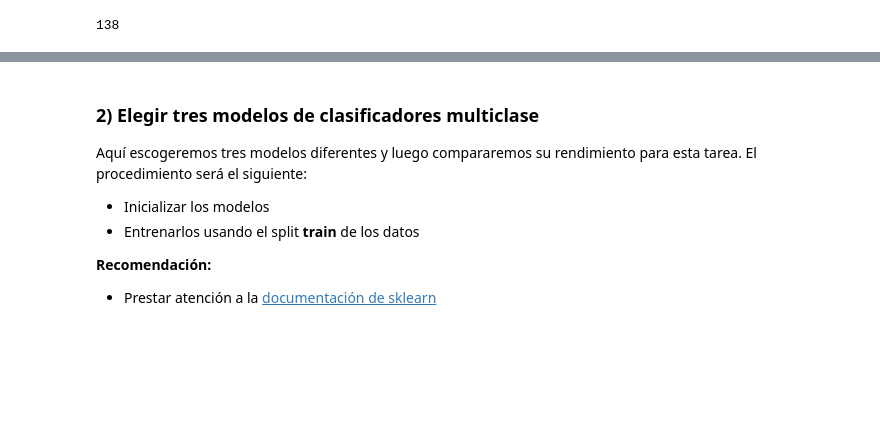
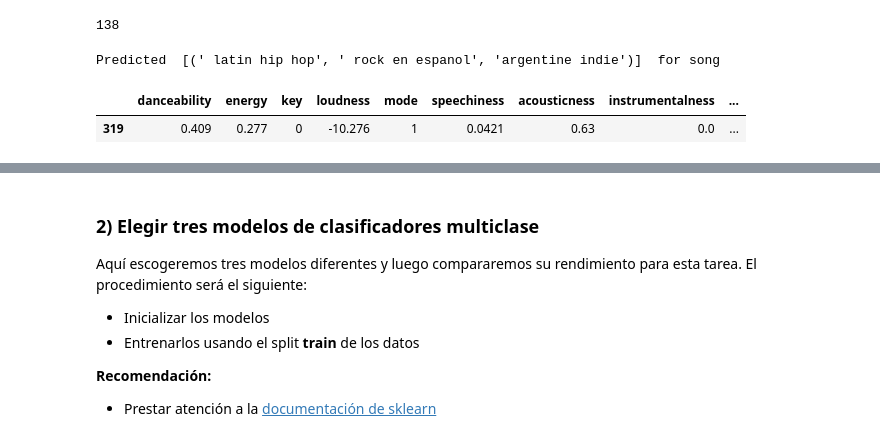
Before and after one commit to karen-pal/mentoria-canciones-DiploDatos, a Jupyter notebook: balancing_practico_3.ipynb, the cells around one changed output, grey strips where cells are left out. Drawn from its saved outputs; the diff is of its cells as text; code cells hidden in the pictures; blank space fills up the shorter version.

```diff
--- a/balancing_practico_3.ipynb
+++ b/balancing_practico_3.ipynb
@@ -677,8 +677,9 @@ array([[ 0,  0,  0,  0,  0,  0,  0,  0,  0,  0,  0,  0,  0,  0,  0,  0,
 XX,YY = get_df_for_training(songs_base)
 #without encoding Y
 from sklearn.preprocessing import MultiLabelBinarizer
-Y = MultiLabelBinarizer().fit_transform(YY)
-X_train, X_test, y_train, y_test = model_selection.train_test_split(XX, Y, test_size=0.3, random_state=42)
+Y = MultiLabelBinarizer()
+a = Y.fit_transform(YY)
+X_train, X_test, y_train, y_test = model_selection.train_test_split(XX, a, test_size=0.4, random_state=42)
 # %%
 parameters = {'estimator_loss':('hinge','log','perceptron'),
              'estimator_alpha':(0.1,0.001,0.00001,0.000001),
@@ -690,7 +691,7 @@ classifier = OneVsRestClassifier(
                 SGDClassifier(
                     random_state=0,
                     loss='perceptron',
-                    alpha=0.00000001,
+                    alpha=0.00001,
                     penalty='l2'
                 )
             ).fit(X_train,y_train)
@@ -721,3 +722,11 @@ Accuracy: 95
 classifier.n_classes_
 # %% [output]
 138
+# %%
+y_pred_one = classifier.predict(X_test.head(1))
+print("Predicted ", Y.inverse_transform(y_pred_one), " for song " )
+X_test.head(1)
+# %% [output]
+Predicted  [(' latin hip hop', ' rock en espanol', 'argentine indie')]  for song
+|  | danceability | energy | key | loudness | mode | speechiness | acousticness | instrumentalness | ... |
+| 319 | 0.409 | 0.277 | 0 | -10.276 | 1 | 0.0421 | 0.63 | 0.0 | ... |
```
Also changed, not shown: parts of 2 cells of this notebook.
